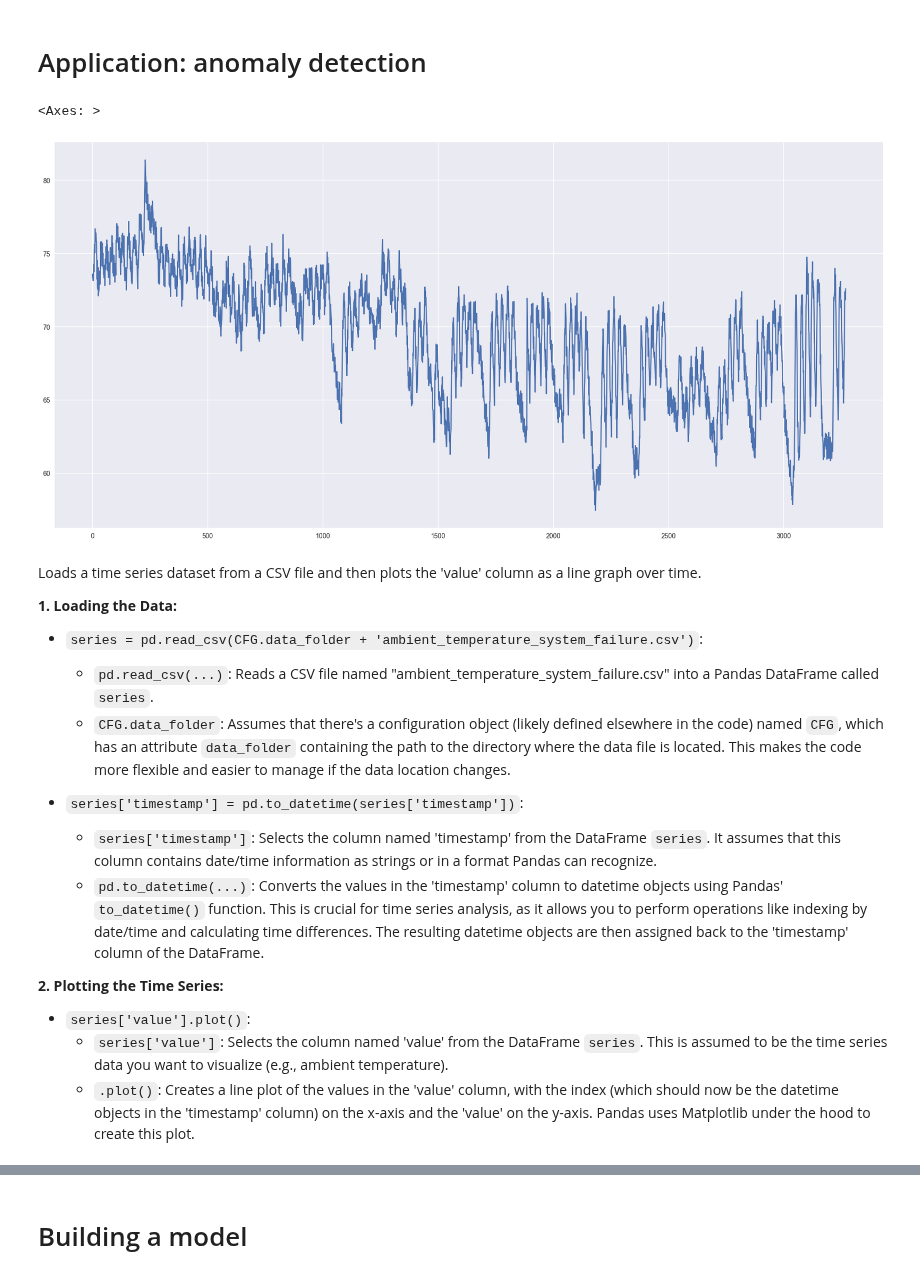
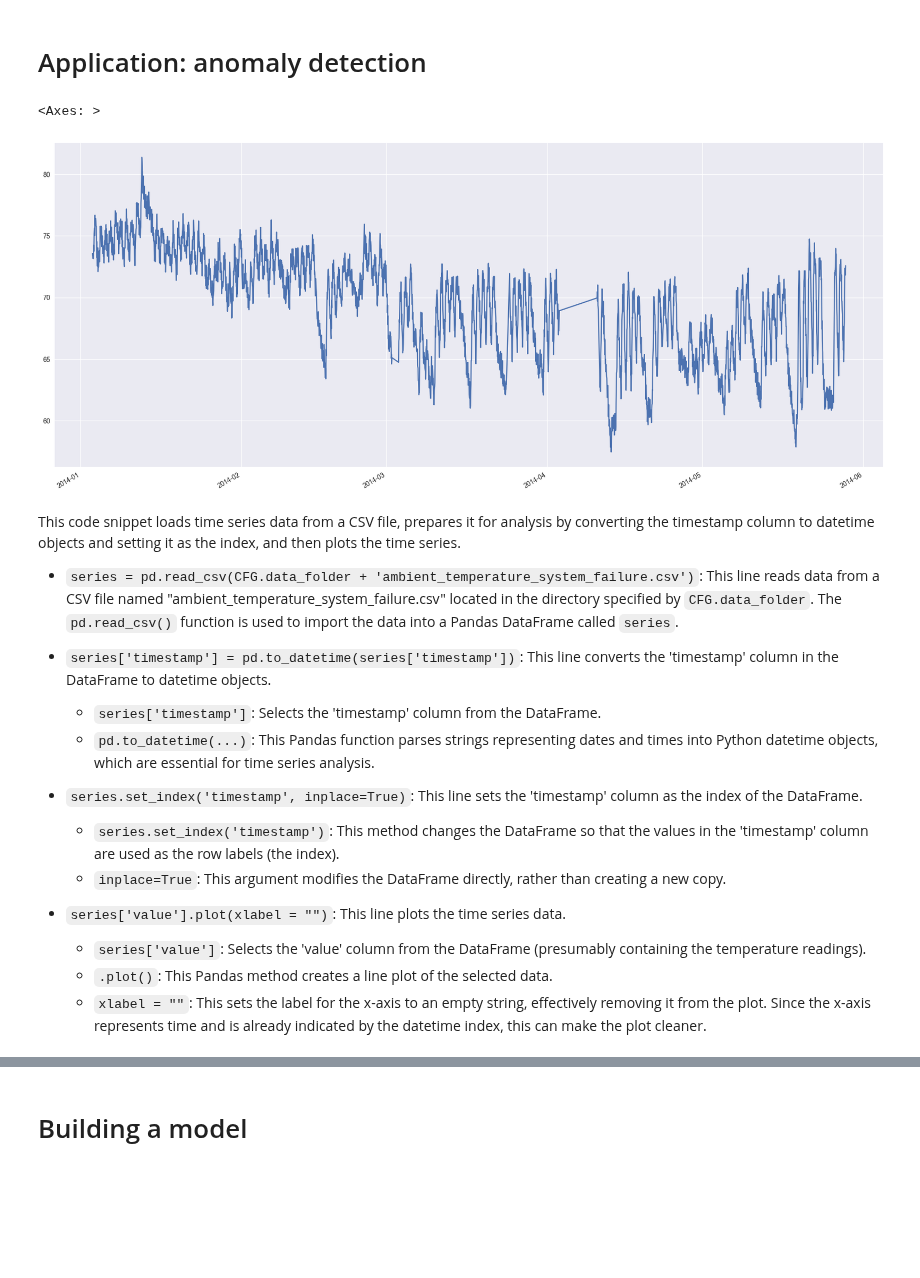
Before and after one commit to tng-konrad/time-series-with-Konrad, a Jupyter notebook: m02-smoothing-methods.ipynb, the cells around one changed output, grey strips where cells are left out. Drawn from its saved outputs; the diff is of its cells as text; code cells hidden in the pictures; blank space fills up the shorter version.

```diff
--- a/m02-smoothing-methods.ipynb
+++ b/m02-smoothing-methods.ipynb
@@ -393,30 +460,28 @@ This code snippet applies Holt-Winters' exponential smoothing to the "passengers
 # %% [markdown]
 # Application: anomaly detection
 # %%
-# load
-series = pd.read_csv(CFG.data_folder + 'ambient_temperature_system_failure.csv')
-series['timestamp'] = pd.to_datetime(series['timestamp'])
+ambient_df = pd.read_csv(CFG.data_folder + 'ambient_temperature_system_failure.csv')
+ambient_df['timestamp'] = pd.to_datetime(ambient_df['timestamp'])
+ambient_df.set_index('timestamp', inplace=True)
 
-# plot
-series['value'].plot()
+ambient_df['value'].plot(xlabel = "")
 # %% [output]
 <Axes: >
-[figure, old version]
+[figure, new version]
 # %% [markdown]
-Loads a time series dataset from a CSV file and then plots the 'value' column as a line graph over time.
+This code snippet loads time series data from a CSV file, prepares it for analysis by converting the timestamp column to datetime objects and setting it as the index, and then plots the time series.
 
-**1. Loading the Data:**
+*   `series = pd.read_csv(CFG.data_folder + 'ambient_temperature_system_failure.csv')`: This line reads data from a CSV file named "ambient\_temperature\_system\_failure.csv" located in the directory specified by `CFG.data_folder`.  The `pd.read_csv()` function is used to import the data into a Pandas DataFrame called `series`.
 
-*   `series = pd.read_csv(CFG.data_folder + 'ambient_temperature_system_failure.csv')`:
-    *   `pd.read_csv(...)`: Reads a CSV file named "ambient_temperature_system_failure.csv" into a Pandas DataFrame called `series`.
-    *   `CFG.data_folder`: Assumes that there's a configuration object (likely defined elsewhere in the code) named `CFG`, which has an attribute `data_folder` containing the path to the directory where the data file is located. This makes the code more flexible and easier to manage if the data location changes.
+*   `series['timestamp'] = pd.to_datetime(series['timestamp'])`: This line converts the 'timestamp' column in the DataFrame to datetime objects.
+    *   `series['timestamp']`: Selects the 'timestamp' column from the DataFrame.
+    *   `pd.to_datetime(...)`:  This Pandas function parses strings representing dates and times into Python datetime objects, which are essential for time series analysis.
 
-*   `series['timestamp'] = pd.to_datetime(series['timestamp'])`:
-    *   `series['timestamp']`: Selects the column named 'timestamp' from the DataFrame `series`.  It assumes that this column contains date/time information as strings or in a format Pandas can recognize.
-    *   `pd.to_datetime(...)`: Converts the values in the 'timestamp' column to datetime objects using Pandas' `to_datetime()` function. This is crucial for time series analysis, as it allows you to perform operations like indexing by date/time and calculating time differences.  The resulting datetime objects are then assigned back to the 'timestamp' column of the DataFrame.
+*   `series.set_index('timestamp', inplace=True)`: This line sets the 'timestamp' column as the index of the DataFrame.
+    *   `series.set_index('timestamp')`:  This method changes the DataFrame so that the values in the 'timestamp' column are used as the row labels (the index).
+    *   `inplace=True`: This argument modifies the DataFrame directly, rather than creating a new copy.
 
-**2. Plotting the Time Series:**
-
-*   `series['value'].plot()`:
-    *   `series['value']`: Selects the column named 'value' from the DataFrame `series`. This is assumed to be the time series data you want to visualize (e.g., ambient temperature).
-    *   `.plot()`: Creates a line plot of the values in the 'value' column, with the index (which should now be the datetime objects in the 'timestamp' column) on the x-axis and the 'value' on the y-axis.  Pandas uses Matplotlib under the hood to create this plot.
+*   `series['value'].plot(xlabel = "")`: This line plots the time series data.
+    *   `series['value']`: Selects the 'value' column from the DataFrame (presumably containing the temperature readings).
+    *   `.plot()`:  This Pandas method creates a line plot of the selected data.
+    *   `xlabel = ""`: This sets the label for the x-axis to an empty string, effectively removing it from the plot. Since the x-axis represents time and is already indicated by the datetime index, this can make the plot cleaner.
```
Also changed, not shown: parts of 14 cells of this notebook.
